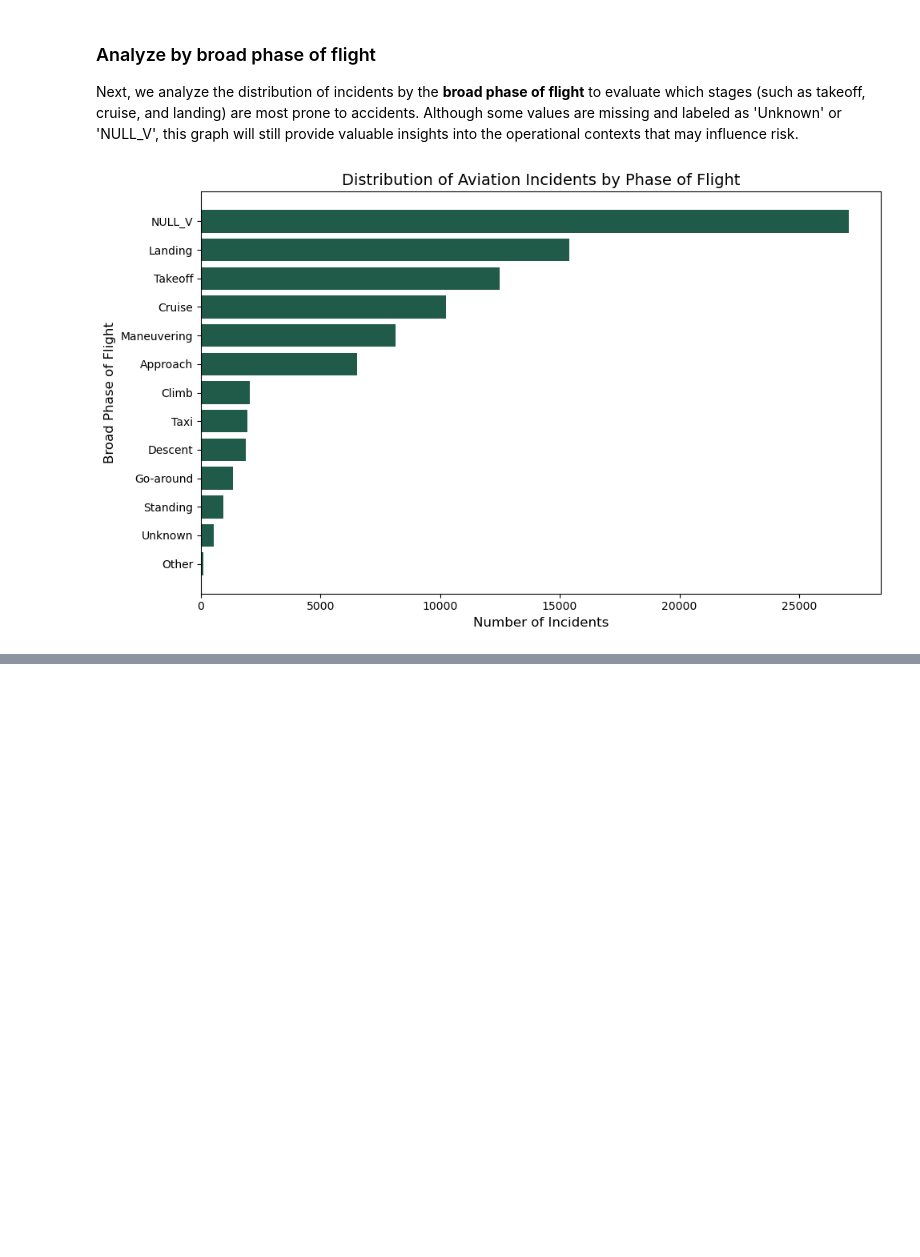
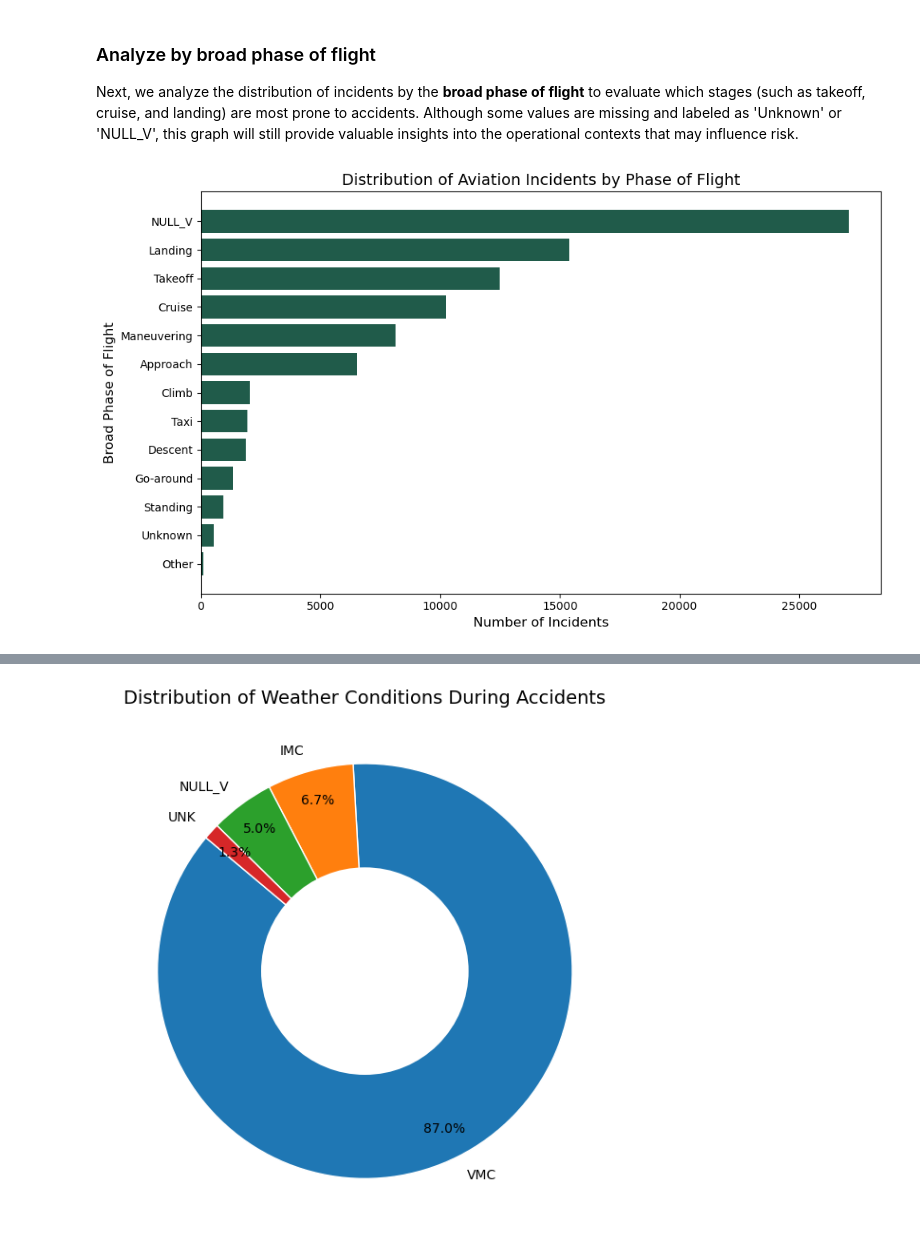
Before and after one commit to ralphy89/dsc-phase-1-project, a Jupyter notebook: working_notebook.ipynb, the cells around one changed output, grey strips where cells are left out. Drawn from its saved outputs; the diff is of its cells as text; code cells hidden in the pictures; blank space fills up the shorter version.

```diff
--- a/working_notebook.ipynb
+++ b/working_notebook.ipynb
@@ -493,0 +619,34 @@ The pie chart shows that the majority of recorded aviation incidents (about **72
+# %%
+# Count the number of occurrences for each weather condition category
+weather_condition = aviation_data['Weather.Condition'].value_counts()
+
+# Create a figure and axis object for the pie chart
+fig, ax = plt.subplots(figsize=(8, 6))
+
+# Extract values and labels
+x = weather_condition.values  # The counts for each condition
+y = weather_condition.index   # The category labels
+
+# Plot the pie chart
+ax.pie(
+    x,
+    labels=y,
+    autopct='%1.1f%%',        # Show percentages with 1 decimal place
+    startangle=140,           # Rotate to start from a better angle
+    pctdistance=0.85,         # Set distance of percentage labels from center
+    labeldistance=1.1,        # Set distance of labels from center
+    wedgeprops={'edgecolor': 'white'}  # White edges for separation
+)
+
+# Optional: add a white circle to create a donut chart
+centre_circle = plt.Circle((0, 0), 0.50, fc='white')
+fig.gca().add_artist(centre_circle)
+
+# Add title
+plt.title('Distribution of Weather Conditions During Accidents', fontsize=14)
+
+# Display the plot
+plt.tight_layout()
+plt.show()
+# %% [output]
+[figure, added]
```
Also changed, not shown: parts of 26 cells of this notebook.
